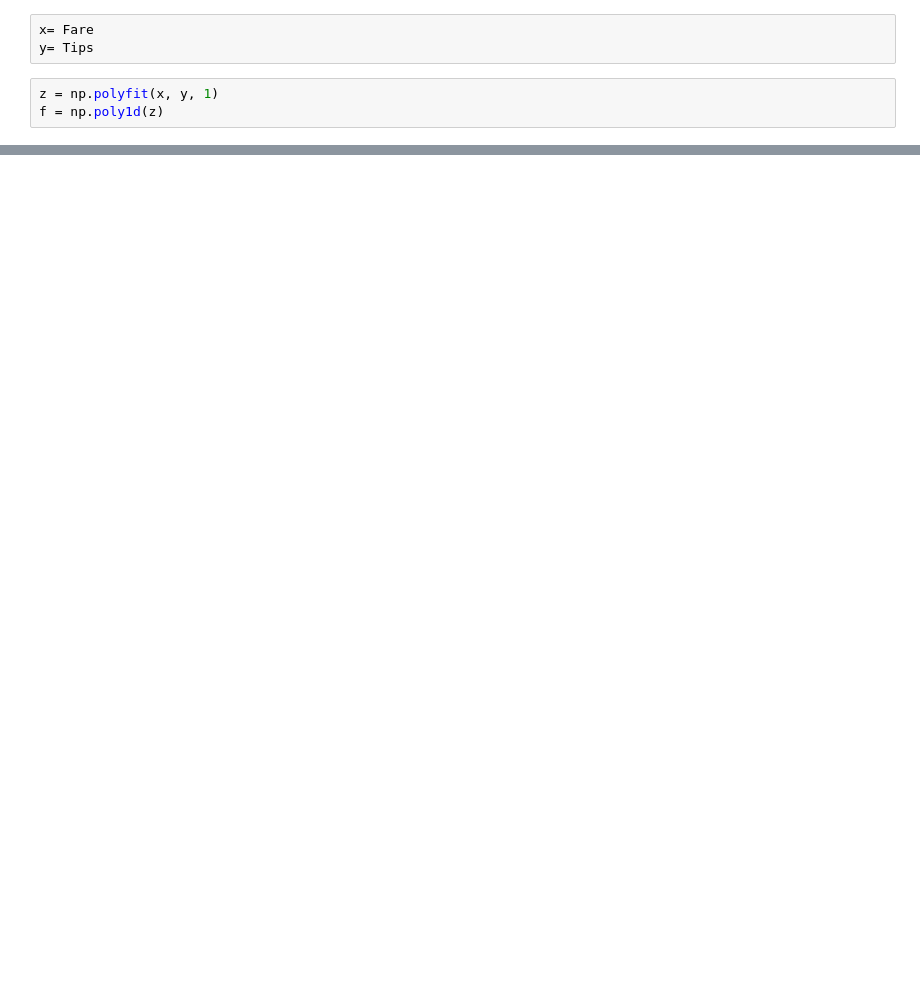
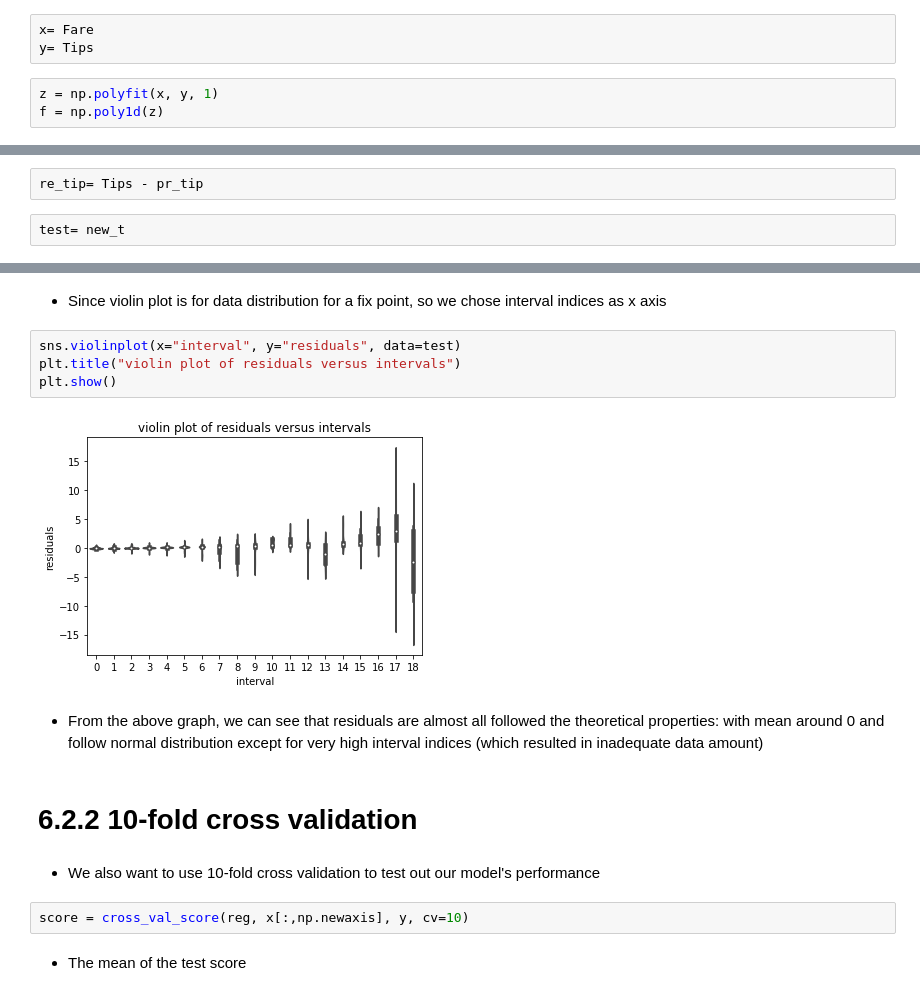
Before and after one commit to amartya21/codingrex.github.io, a Jupyter notebook: Final_Project.ipynb, the cells around one changed output, grey strips where cells are left out. Saved outputs shown, nothing was run; the diff lists cells and outputs as text; blank space fills up the shorter version.

```diff
--- a/Final_Project.ipynb
+++ b/Final_Project.ipynb
@@ -767,0 +815,4 @@ plt.show()
+# %%
+re_tip= Tips - pr_tip
+# %%
+test= new_t
@@ -767,0 +835,18 @@ plt.show()
+# %% [markdown]
+* Since violin plot is for data distribution for a fix point, so we chose interval indices as x axis
+# %%
+sns.violinplot(x="interval", y="residuals", data=test)
+plt.title("violin plot of residuals versus intervals")
+plt.show()
+# %% [output]
+[figure, added]
+# %% [markdown]
+* From the above graph, we can see that residuals are almost all followed the theoretical properties: with mean around 0 and follow normal distribution except for very high interval indices (which resulted in inadequate data amount)
+# %% [markdown]
+# 6.2.2 10-fold cross validation
+# %% [markdown]
+* We also want to use 10-fold cross validation to test out our model's performance
+# %%
+score = cross_val_score(reg, x[:,np.newaxis], y, cv=10)
+# %% [markdown]
+* The mean of the test score
```
Also changed, not shown: parts of 61 cells of this notebook.
